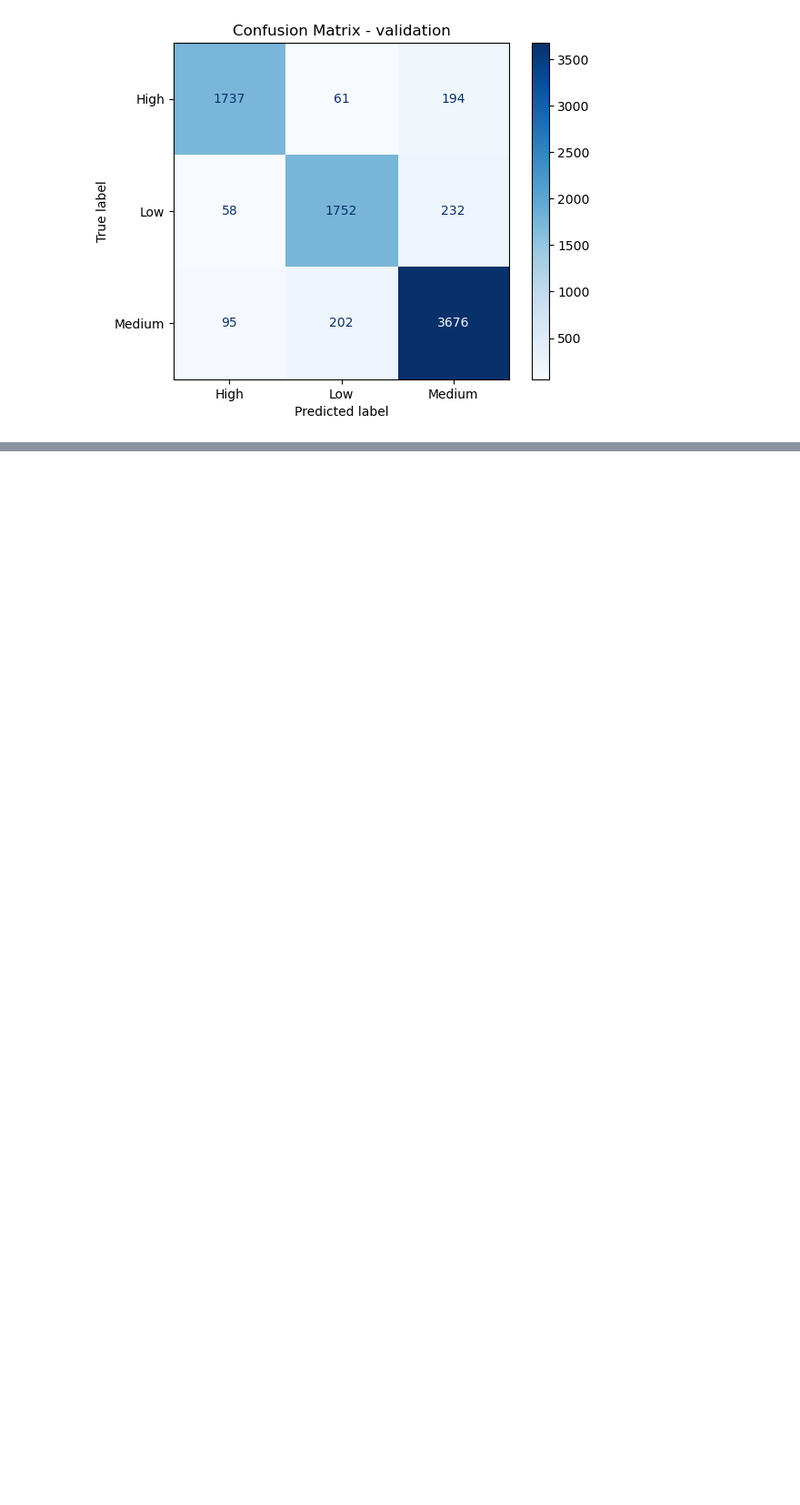
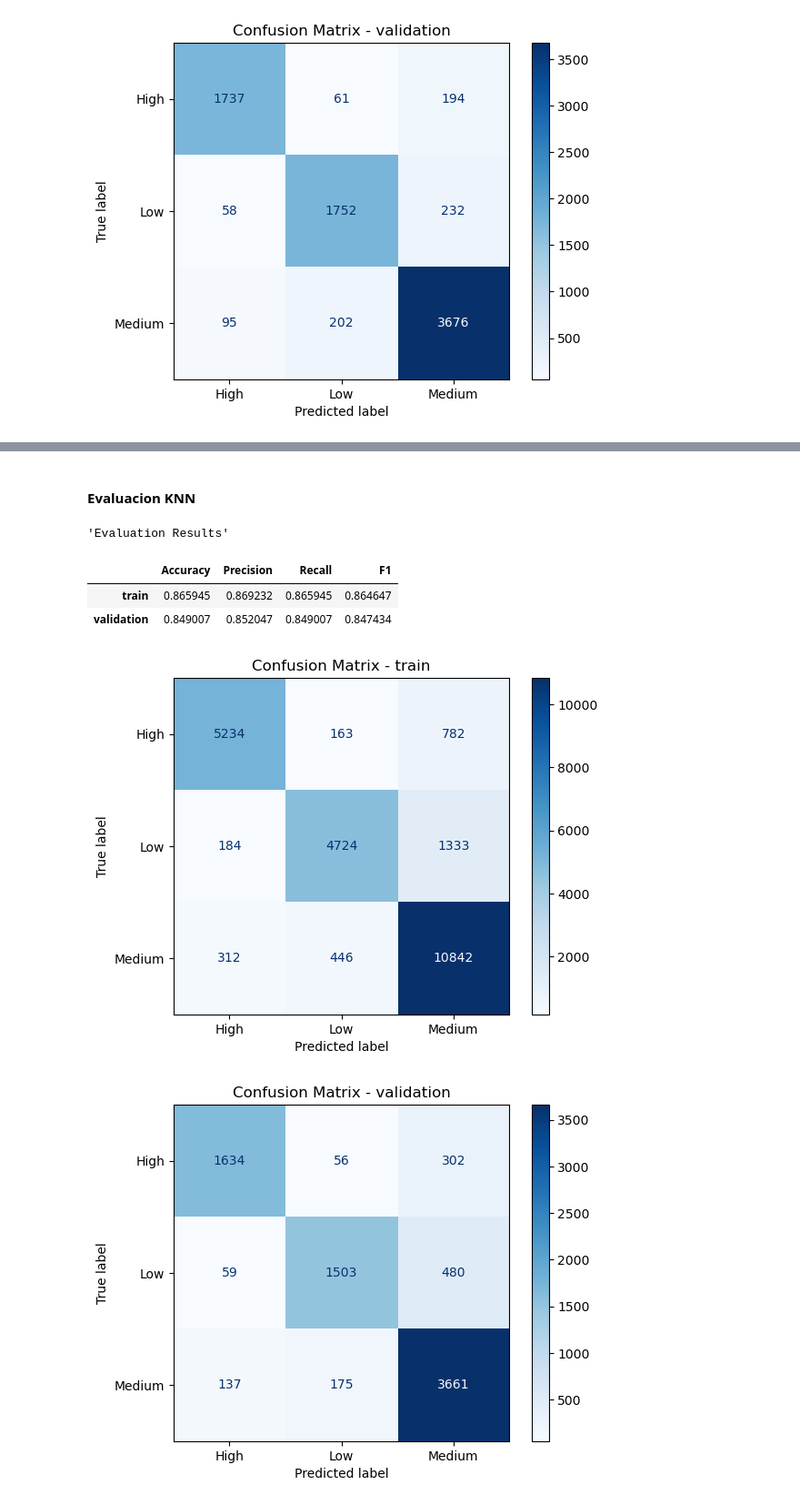
Before and after one commit to MateoTomas0912/TP1_ML_Grupo4, a Jupyter notebook: tp1_ML.ipynb.ipynb, the cells around one changed output, grey strips where cells are left out. Shown at 91% size. Drawn from its saved outputs; the diff is of its cells as text; code cells hidden in the pictures; blank space fills up the shorter version.

```diff
--- a/tp1_ML.ipynb.ipynb
+++ b/tp1_ML.ipynb.ipynb
@@ -1246,0 +1323,6 @@ evaluate_model(pipeline_rf_fe, X_train_fe, y_train_fe, X_val_fe, y_val_fe, title
+# %%
+# Crear un nuevo DataFrame con las componentes principales
+pca_df = pd.DataFrame(X_pca, columns=[f'PC{i+1}' for i in range(X_pca.shape[1])])
+
+# Ver las primeras filas del DataFrame
+print(pca_df.head())
@@ -1246,0 +1416,11 @@ evaluate_model(pipeline_rf_fe, X_train_fe, y_train_fe, X_val_fe, y_val_fe, title
+# %% [markdown]
+#### Evaluacion KNN
+# %%
+evaluate_model(pca_knn, X_train, y_train, X_val, y_val, title='Evaluation Results', show_cm=True)
+# %% [output]
+'Evaluation Results'
+|  | Accuracy | Precision | Recall | F1 |
+| train | 0.865945 | 0.869232 | 0.865945 | 0.864647 |
+| validation | 0.849007 | 0.852047 | 0.849007 | 0.847434 |
+[figure, added]
+[figure, added]
```
Also changed, not shown: parts of 25 cells of this notebook.
